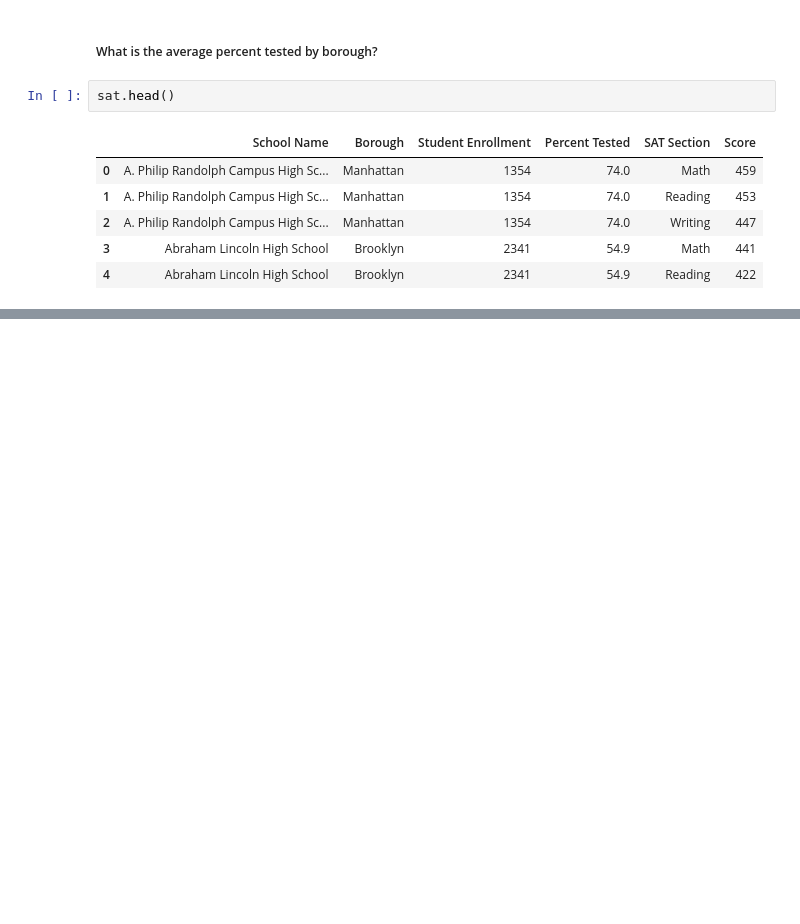
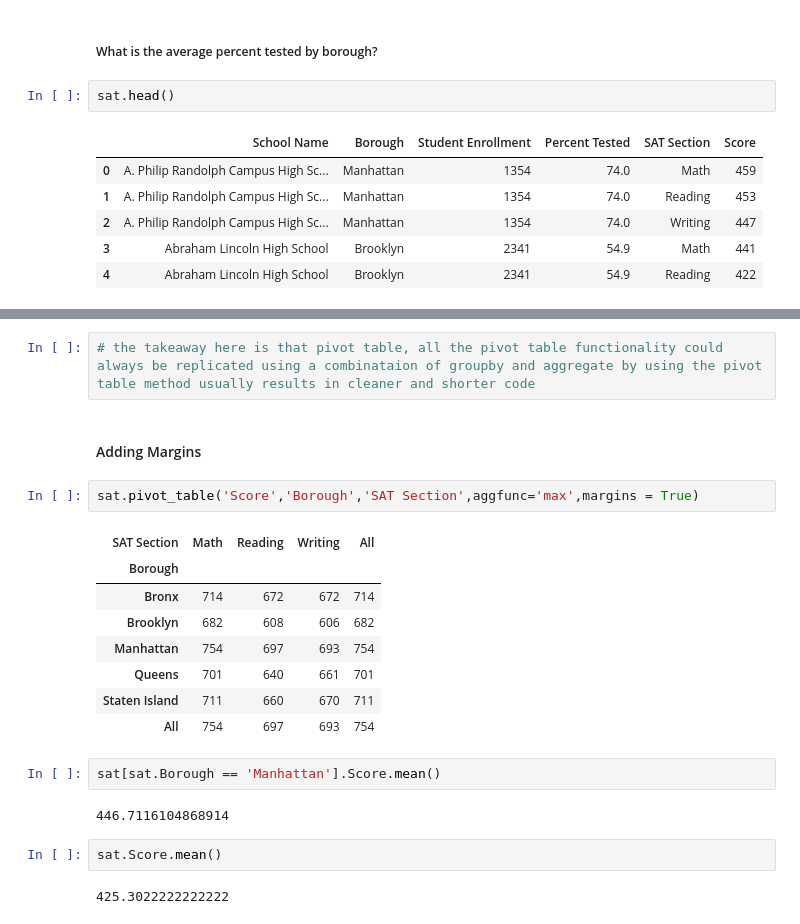
Before and after one commit to emanuelramponi/cp2, a Jupyter notebook: pandas1/section_9_reshaping_with_pivots.ipynb, the cells around one changed output, grey strips where cells are left out. Cells and saved outputs as stored; diff of their text form; blank space fills up the shorter version.

```diff
--- a/pandas1/section_9_reshaping_with_pivots.ipynb
+++ b/pandas1/section_9_reshaping_with_pivots.ipynb
@@ -269,0 +403,23 @@ Error:
+# %%
+# the takeaway here is that pivot table, all the pivot table functionality could always be replicated using a combinataion of groupby and aggregate by using the pivot table method usually results in cleaner and shorter code
+# %% [markdown]
+#### Adding Margins
+# %%
+sat.pivot_table('Score','Borough','SAT Section',aggfunc='max',margins = True)
+# %% [output]
+| SAT Section | Math | Reading | Writing | All |
+| Borough |  |  |  |  |
+| Bronx | 714 | 672 | 672 | 714 |
+| Brooklyn | 682 | 608 | 606 | 682 |
+| Manhattan | 754 | 697 | 693 | 754 |
+| Queens | 701 | 640 | 661 | 701 |
+| Staten Island | 711 | 660 | 670 | 711 |
+| All | 754 | 697 | 693 | 754 |
+# %%
+sat[sat.Borough == 'Manhattan'].Score.mean()
+# %% [output]
+446.7116104868914
+# %%
+sat.Score.mean()
+# %% [output]
+425.3022222222222
```
Also changed, not shown: parts of 23 cells of this notebook.
